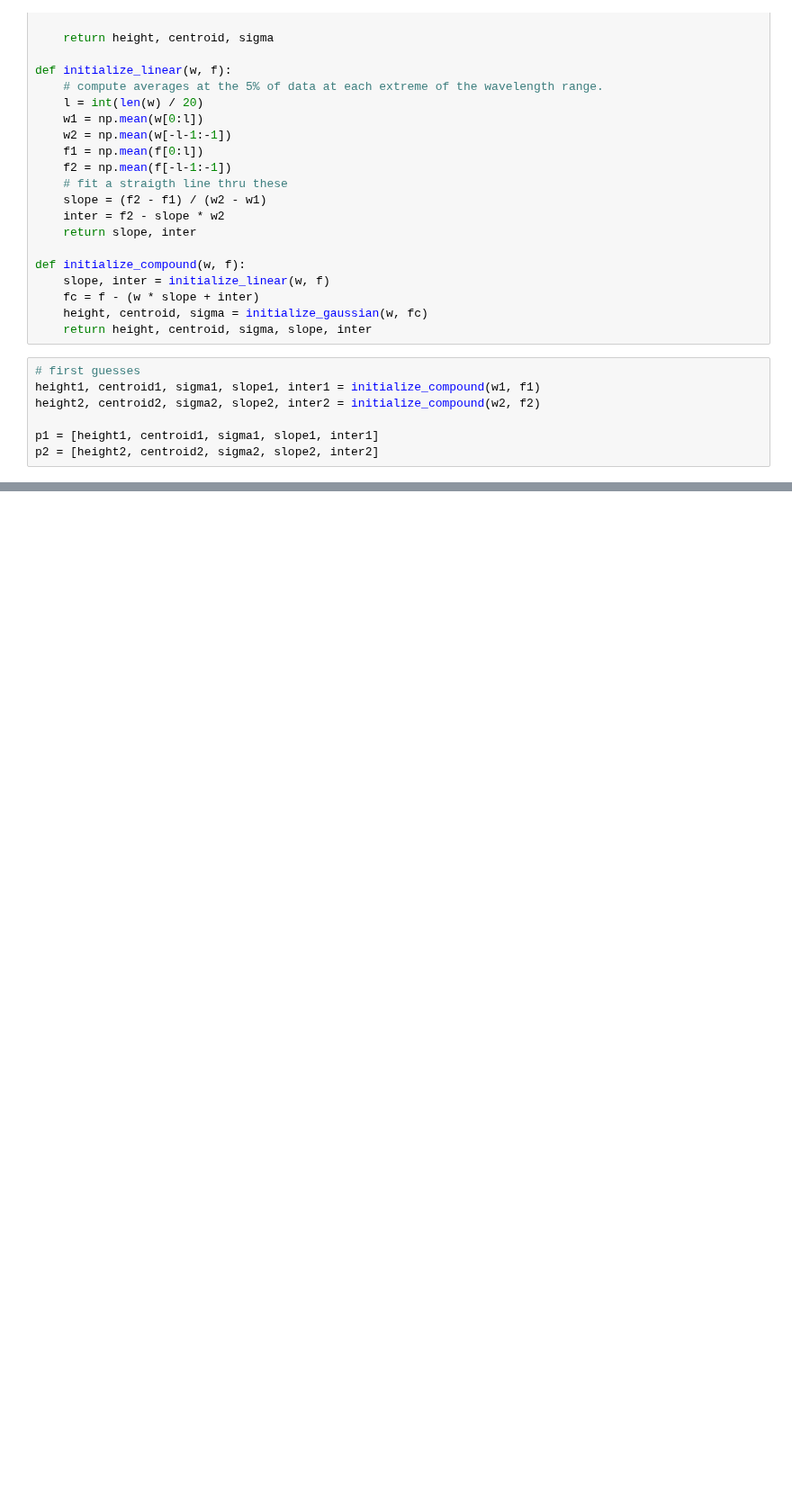
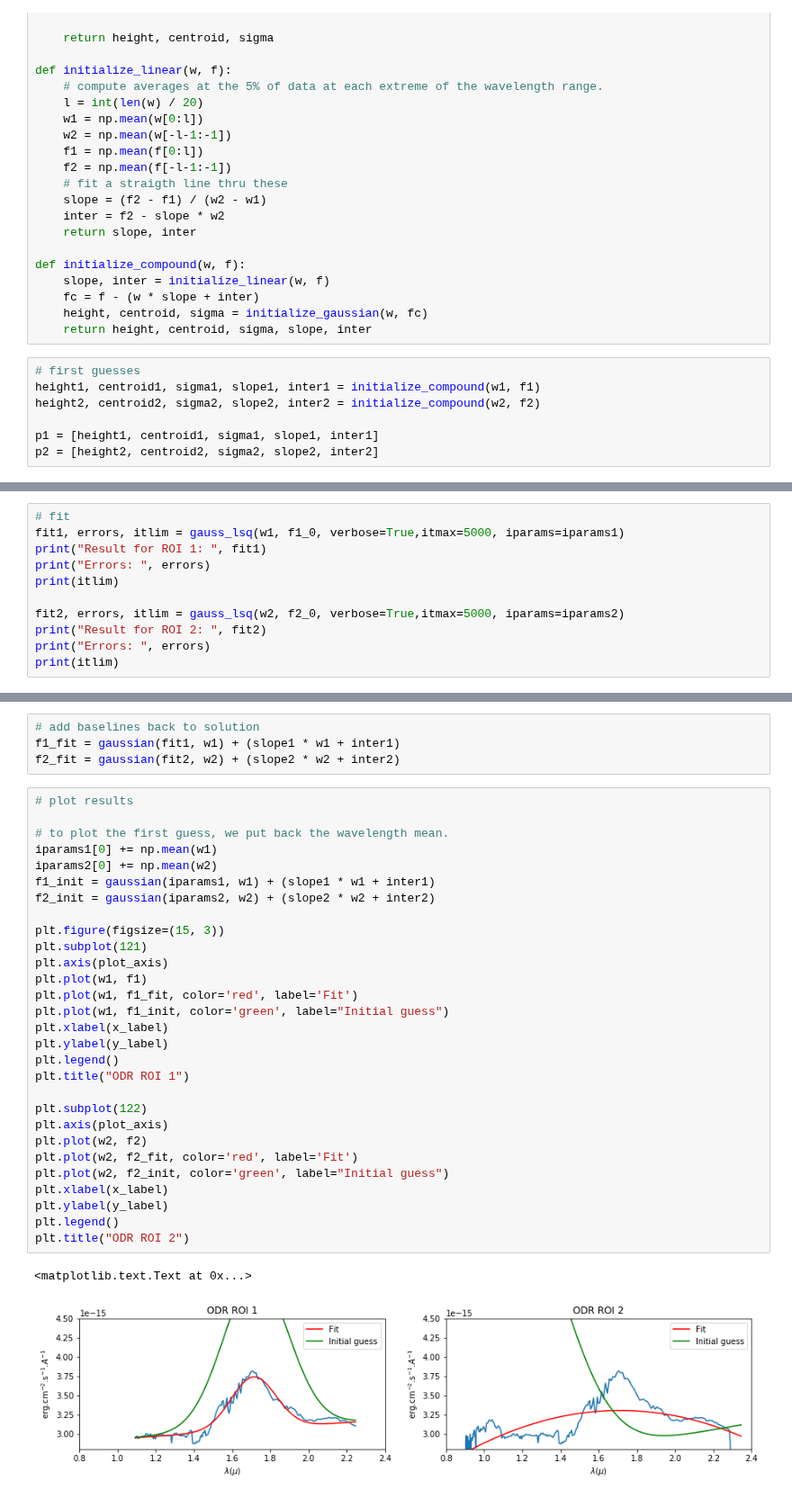
Before and after one commit to ibusko/experiments_specviz, a Jupyter notebook: curve_fit.ipynb, the cells around one changed output, grey strips where cells are left out. Shown at 90% size. Drawn from its saved outputs; the diff is of its cells as text; blank space fills up the shorter version.

Commit message:
first attempt at odrpack

```diff
--- a/curve_fit.ipynb
+++ b/curve_fit.ipynb
@@ -197,0 +288,11 @@ plt.title("least_squares ROI 2")
+# %%
+# fit
+fit1, errors, itlim = gauss_lsq(w1, f1_0, verbose=True,itmax=5000, iparams=iparams1)
+print("Result for ROI 1: ", fit1)
+print("Errors: ", errors)
+print(itlim)
+
+fit2, errors, itlim = gauss_lsq(w2, f2_0, verbose=True,itmax=5000, iparams=iparams2)
+print("Result for ROI 2: ", fit2)
+print("Errors: ", errors)
+print(itlim)
@@ -197,0 +317,36 @@ plt.title("least_squares ROI 2")
+# %%
+# add baselines back to solution
+f1_fit = gaussian(fit1, w1) + (slope1 * w1 + inter1)
+f2_fit = gaussian(fit2, w2) + (slope2 * w2 + inter2)
+# %%
+# plot results
+
+# to plot the first guess, we put back the wavelength mean.
+iparams1[0] += np.mean(w1)
+iparams2[0] += np.mean(w2)
+f1_init = gaussian(iparams1, w1) + (slope1 * w1 + inter1)
+f2_init = gaussian(iparams2, w2) + (slope2 * w2 + inter2)
+
+plt.figure(figsize=(15, 3))
+plt.subplot(121)
+plt.axis(plot_axis)
+plt.plot(w1, f1)
+plt.plot(w1, f1_fit, color='red', label='Fit')
+plt.plot(w1, f1_init, color='green', label="Initial guess")
+plt.xlabel(x_label)
+plt.ylabel(y_label)
+plt.legend()
+plt.title("ODR ROI 1")
+
+plt.subplot(122)
+plt.axis(plot_axis)
+plt.plot(w2, f2)
+plt.plot(w2, f2_fit, color='red', label='Fit')
+plt.plot(w2, f2_init, color='green', label="Initial guess")
+plt.xlabel(x_label)
+plt.ylabel(y_label)
+plt.legend()
+plt.title("ODR ROI 2")
+# %% [output]
+<matplotlib.text.Text at 0x...>
+[figure, added]
```
Also changed, not shown: parts of 9 cells of this notebook.
